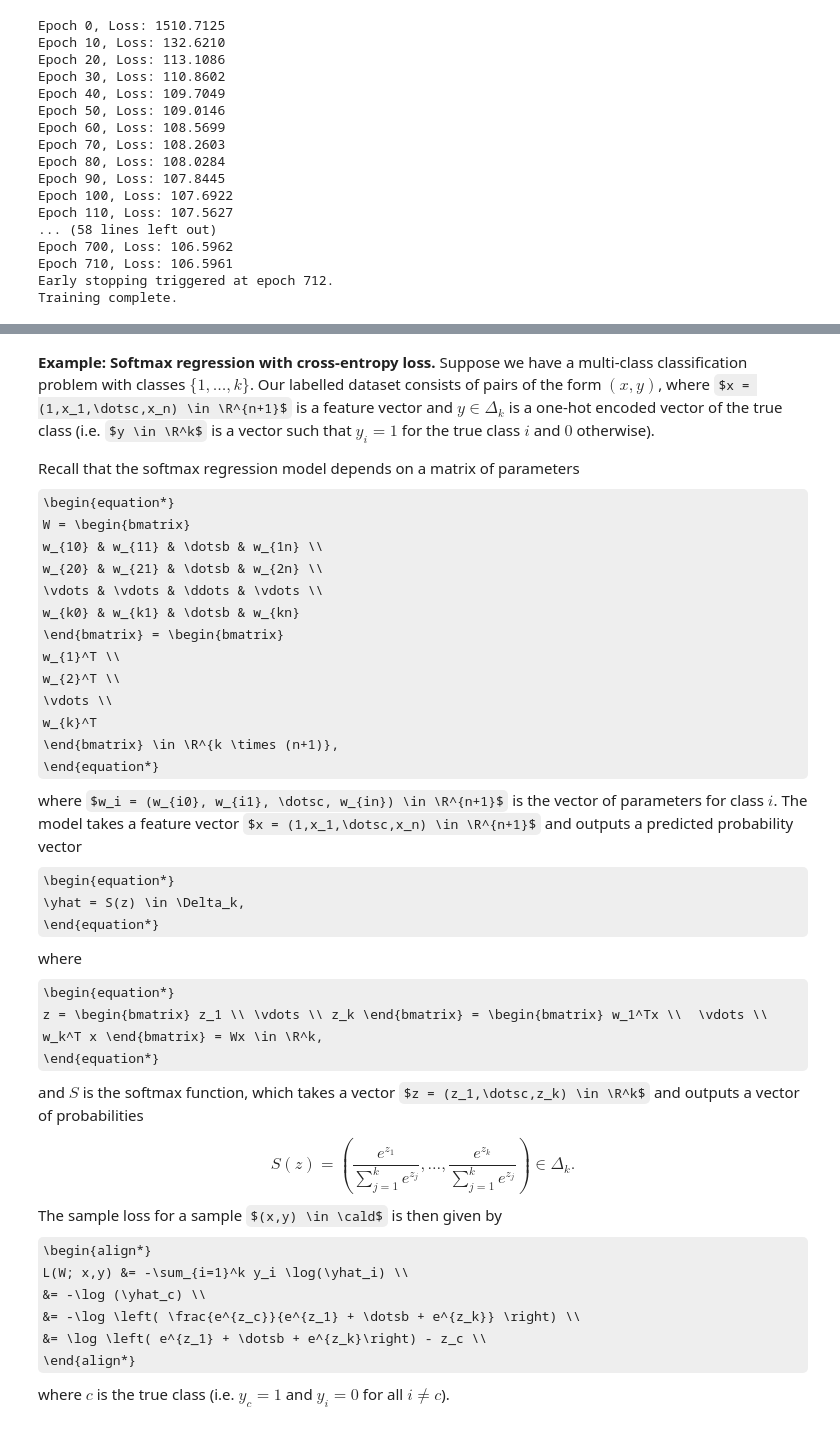
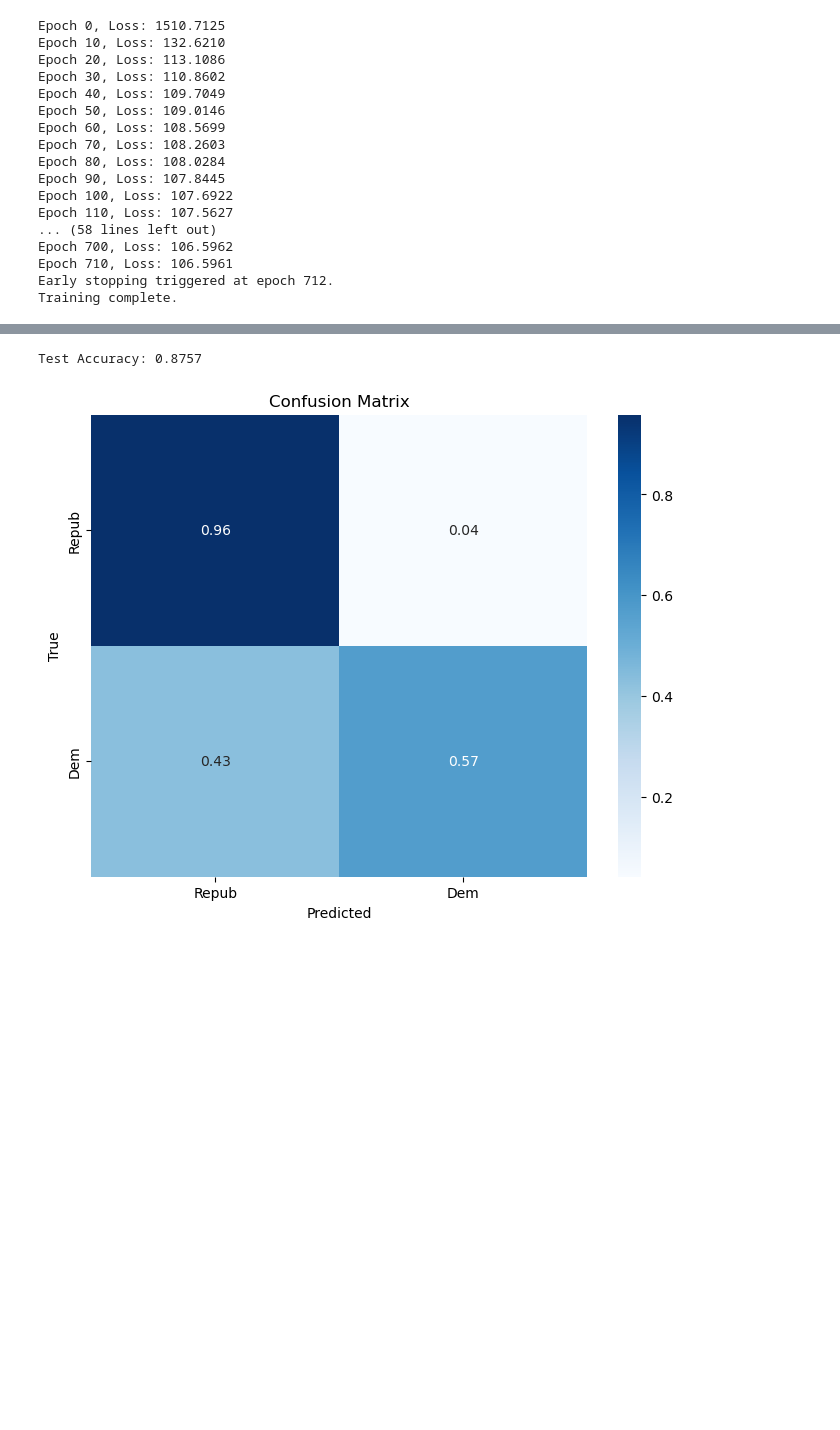
Before and after one commit to arvindsuresh-math/MATH-392-Intro-to-neural-networks, a Jupyter notebook: notebooks/14_gradient-descent.ipynb, the cells around one changed output, grey strips where cells are left out. Drawn from its saved outputs; the diff is of its cells as text; code cells hidden in the pictures; some formulas as TeX source; blank space fills up the shorter version.

```diff
--- a/notebooks/14_gradient-descent.ipynb
+++ b/notebooks/14_gradient-descent.ipynb
@@ -646,40 +642,24 @@ Early stopping triggered at epoch 2366.
 Training complete.
-# %% [markdown]
-**Example: Softmax regression with cross-entropy loss.**
-Suppose we have a multi-class classification problem with classes $\{1,\dotsc,k\}$. Our labelled dataset consists of pairs of the form $(x,y)$, where $x = (1,x_1,\dotsc,x_n) \in \R^{n+1}$ is a feature vector and $y \in \Delta_k$ is a one-hot encoded vector of the true class (i.e. $y \in \R^k$ is a vector such that $y_i = 1$ for the true class $i$ and $0$ otherwise).
-
-Recall that the softmax regression model depends on a matrix of parameters
-\begin{equation*}
-    W = \begin{bmatrix}
-        w_{10} & w_{11} & \dotsb & w_{1n} \\
-        w_{20} & w_{21} & \dotsb & w_{2n} \\
-        \vdots & \vdots & \ddots & \vdots \\
-        w_{k0} & w_{k1} & \dotsb & w_{kn}
-    \end{bmatrix} = \begin{bmatrix}
-        w_{1}^T \\
-        w_{2}^T \\
-        \vdots \\
-        w_{k}^T
-    \end{bmatrix} \in \R^{k \times (n+1)},
-\end{equation*}
-where $w_i = (w_{i0}, w_{i1}, \dotsc, w_{in}) \in \R^{n+1}$ is the vector of parameters for class $i$.
-The model takes a feature vector $x = (1,x_1,\dotsc,x_n) \in \R^{n+1}$ and outputs a predicted probability vector
-\begin{equation*}
-    \yhat = S(z) \in \Delta_k,
-\end{equation*}
-where
-\begin{equation*}
-    z = \begin{bmatrix} z_1 \\ \vdots \\ z_k \end{bmatrix} = \begin{bmatrix} w_1^Tx \\  \vdots \\ w_k^T x \end{bmatrix} = Wx \in \R^k,
-\end{equation*}
-and $S$ is the softmax function, which takes a vector $z = (z_1,\dotsc,z_k) \in \R^k$ and outputs a vector of probabilities
-\begin{equation*}
-    S(z) = \left( \frac{e^{z_1}}{\sum_{j=1}^k e^{z_j}}, \dotsc, \frac{e^{z_k}}{\sum_{j=1}^k e^{z_j}} \right) \in \Delta_k.
-\end{equation*}
-The sample loss for a sample $(x,y) \in \cald$ is then given by
-\begin{align*}
-    L(W; x,y) &= -\sum_{i=1}^k y_i \log(\yhat_i) \\
-    &= -\log (\yhat_c) \\
-    &= -\log \left( \frac{e^{z_c}}{e^{z_1} + \dotsb + e^{z_k}} \right) \\
-    &= \log \left( e^{z_1} + \dotsb + e^{z_k}\right) - z_c \\
-\end{align*}
-where $c$ is the true class (i.e. $y_c = 1$ and $y_i = 0$ for all $i \neq c$).
+# %%
+# Evaluate the model on the test set
+y_pred = model.forward(X_test)
+y_pred_binary = (y_pred > 0.5).astype(int)  # Convert probabilities to binary predictions
+accuracy = np.mean(y_pred_binary == y_test)
+print(f"Test Accuracy: {accuracy:.4f}")
+# %% [output]
+Test Accuracy: 0.8757
+# %%
+# compute confusion matrix
+from sklearn.metrics import confusion_matrix
+import seaborn as sns
+import matplotlib.pyplot as plt
+
+cm = confusion_matrix(y_test, y_pred_binary, normalize='true')
+plt.figure(figsize=(8, 6))
+sns.heatmap(cm, annot=True, fmt=".2f", cmap='Blues', xticklabels=['Repub', 'Dem'], yticklabels=['Repub', 'Dem'])
+plt.title('Confusion Matrix')
+plt.xlabel('Predicted')
+plt.ylabel('True')
+plt.show()
+# %% [output]
+[figure, added]
```
Also changed, not shown: parts of 13 cells of this notebook, 1 other file.
